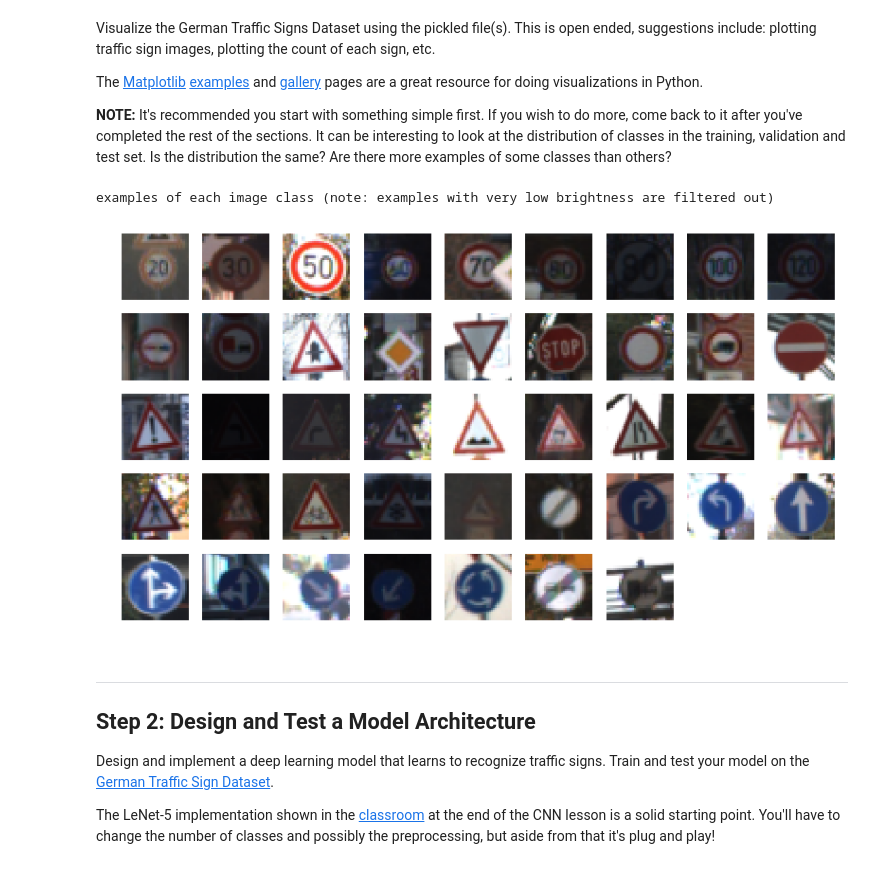
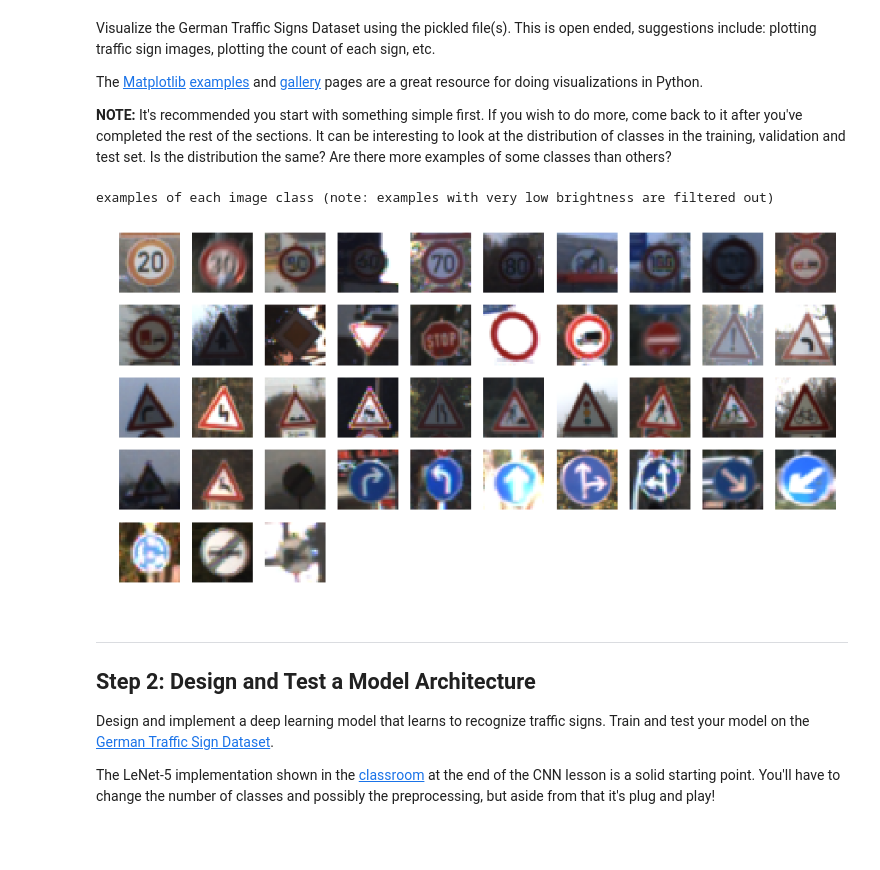
Before and after one commit to kerrickstaley/CarND-Traffic-Sign-Classifier-Project, a Jupyter notebook: Traffic_Sign_Classifier.ipynb, the cells around one changed output. Saved outputs shown, nothing was run; the diff lists cells and outputs as text; code cells hidden in the pictures; blank space fills up the shorter version.

```diff
--- a/Traffic_Sign_Classifier.ipynb
+++ b/Traffic_Sign_Classifier.ipynb
@@ -164,36 +164,36 @@ import cv2
 # Visualizations will be shown in the notebook.
 %matplotlib inline
 
 
 def maybe_convert_grayscale_to_rgb(img):
     if img.shape[2] == 3:
         return img
 
     return cv2.cvtColor(img, cv2.COLOR_GRAY2RGB)
 
 
 examples = {}
 for img, label in zip(X_train, y_train):
     examples.setdefault(label, [])
     examples[label].append(img)
 
-rows, cols = 5, 9
+rows, cols = 5, 10
 scale = 1.5
 fig, axes = plt.subplots(rows, cols, figsize=(cols * scale, rows * scale))
 for i in range(rows * cols):
     ax = axes[i // cols][i % cols]
     ax.axis('off')
     if i < n_classes:
         options = examples[i]
-        options = [opt for opt in options if np.mean(opt) >= 0]
+        options = [opt for opt in options if np.mean(opt) >= 50]
         img = random.choice(options)
         img = maybe_convert_grayscale_to_rgb(img)
         ax.imshow(img)
 
 print('examples of each image class (note: examples with very low brightness are filtered out)')
 # %% [output]
 examples of each image class (note: examples with very low brightness are filtered out)
-[figure, old version]
+[figure, new version]
 # %% [markdown]
 ----
 
```
Also changed, not shown: parts of 9 cells of this notebook.
